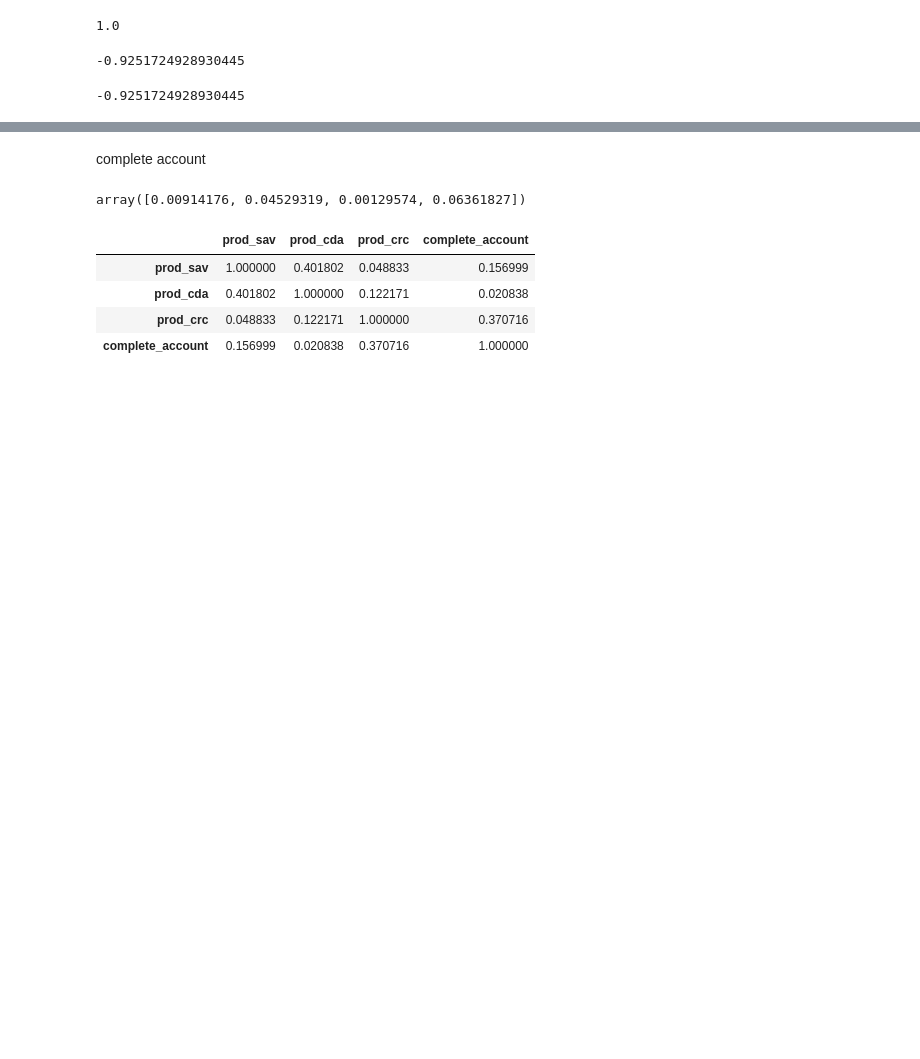
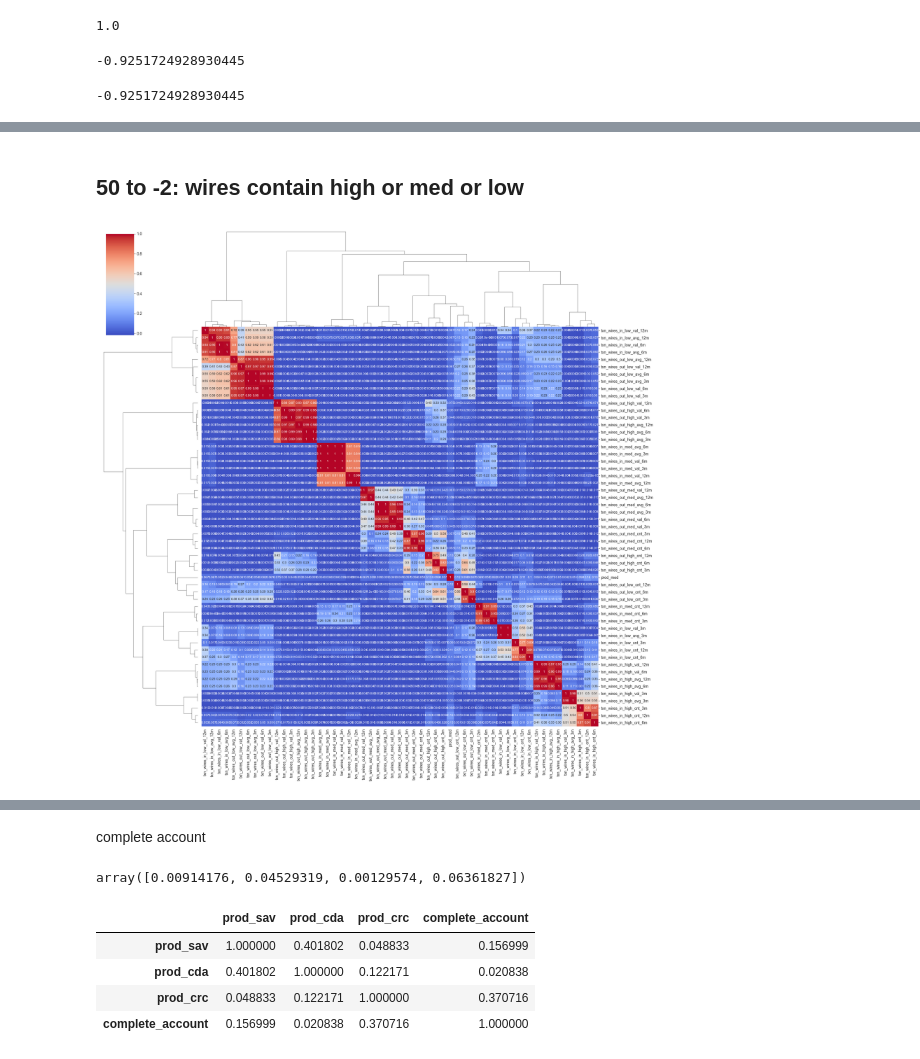
Before and after one commit to kaiwenShen/AML_modelling, a Jupyter notebook: AML_ml.ipynb, the cells around one changed output, grey strips where cells are left out. Saved outputs shown, nothing was run; the diff lists cells and outputs as text; code cells hidden in the pictures; blank space fills up the shorter version.

```diff
--- a/AML_ml.ipynb
+++ b/AML_ml.ipynb
@@ -139,0 +280,12 @@ possible_feature.corr()
+# %% [markdown]
+## 50 to -2: wires contain high or med or low
+# %%
+# slice data column name contain high or med or low
+hml_condition = data.iloc[:, 50:-2].columns.str.contains('high|med|low')
+
+sns.clustermap(data.iloc[:, 50:-2].loc[:, hml_condition].corr(), method='ward', cmap='coolwarm', figsize=(20, 20),
+               annot=True, annot_kws={'size': 8})
+
+plt.show()
+# %% [output]
+[figure, added]
```
Also changed, not shown: parts of 95 cells of this notebook.
